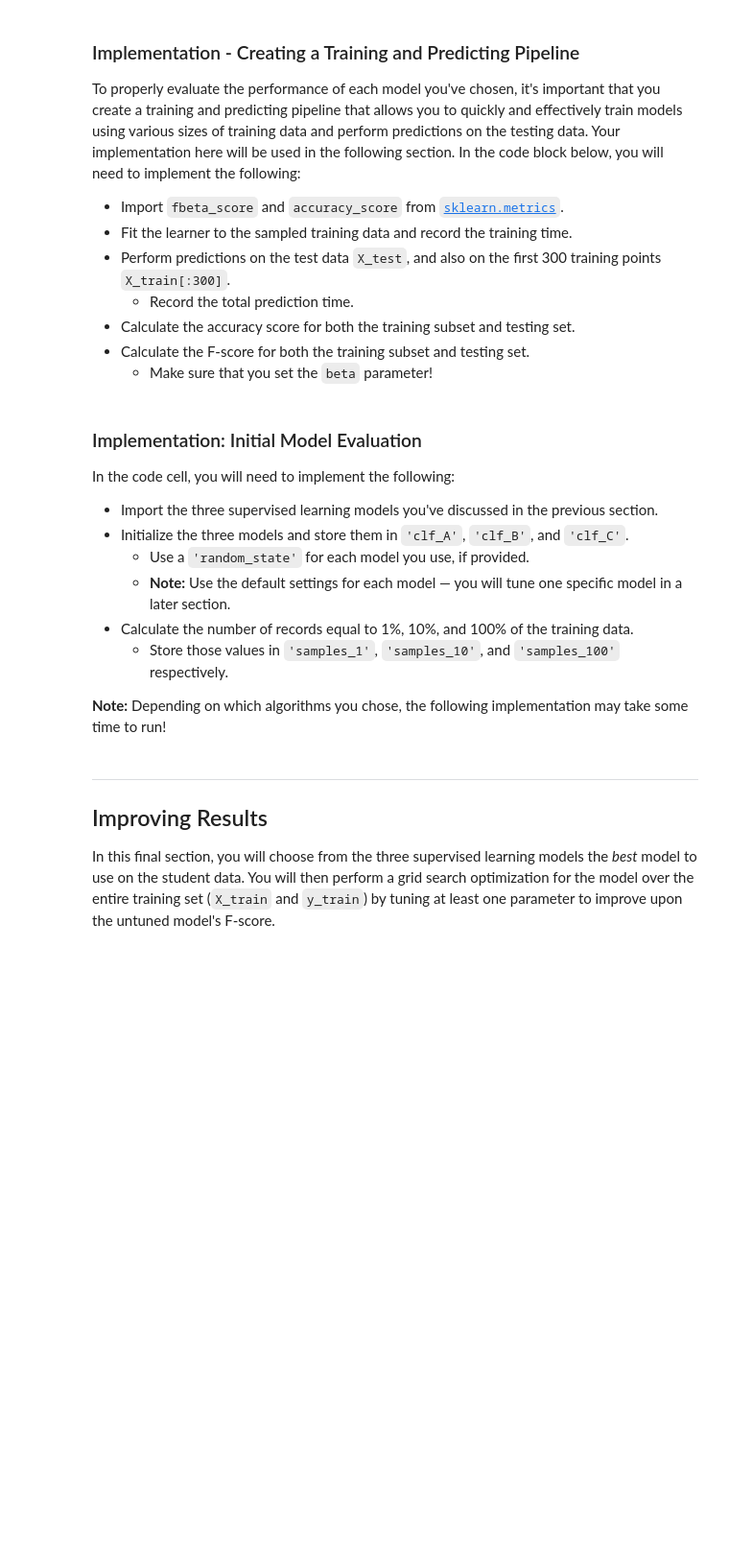
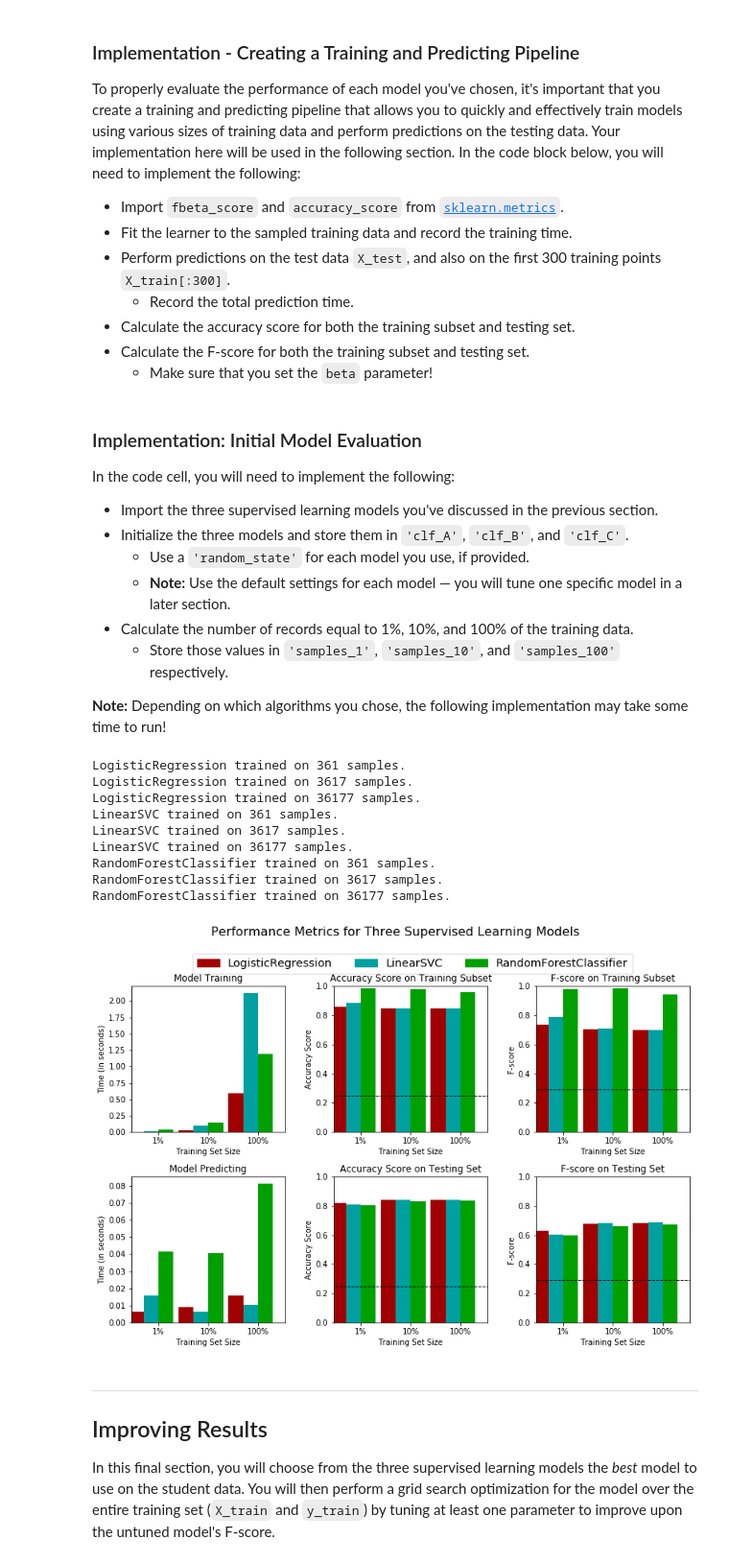
Before and after one commit to Wolfgang90/ds_p1_charityml, a Jupyter notebook: finding_donors.ipynb, the cells around one changed output. Shown: that part at 96% size. Saved outputs shown, nothing was run; the diff lists cells and outputs as text; code cells hidden in the pictures; blank space fills up the shorter version.

```diff
--- a/finding_donors.ipynb
+++ b/finding_donors.ipynb
@@ -369,7 +369,7 @@ def train_predict(learner, sample_size, X_train, y_train, X_test, y_test):
 
     # TODO: Fit the learner to the training data using slicing with 'sample_size' using .fit(training_features[:], training_labels[:])
     start = time() # Get start time
-    learner = learner.fit(training_features[:sample_size], training_labels[:sample_size])
+    learner = learner.fit(X_train[:sample_size], y_train[:sample_size])
     end = time() # Get end time
 
     # TODO: Calculate the training time
@@ -392,10 +392,10 @@ def train_predict(learner, sample_size, X_train, y_train, X_test, y_test):
     results['acc_test'] = accuracy_score(y_test, predictions_test)
 
     # TODO: Compute F-score on the the first 300 training samples using fbeta_score()
-    results['f_train'] = fbeta_score(y_train[:300], predictions_train, beta=0.5)
+    results['f_train'] = fbeta_score(y_train[:300], predictions_train, beta = 0.5)
 
     # TODO: Compute F-score on the test set which is y_test
-    results['f_test'] = fbeta_score(y_train[:300], predictions_train, beta=0.5)
+    results['f_test'] = fbeta_score(y_test, predictions_test, beta = 0.5)
 
     # Success
     print("{} trained on {} samples.".format(learner.__class__.__name__, sample_size))
@@ -415,31 +415,46 @@ In the code cell, you will need to implement the following:
 **Note:** Depending on which algorithms you chose, the following implementation may take some time to run!
 # %%
 # TODO: Import the three supervised learning models from sklearn
+from sklearn.linear_model import LogisticRegression
+from sklearn.svm import LinearSVC
+from sklearn.ensemble import RandomForestClassifier
+from sklearn.ensemble import AdaBoostClassifier
 
 # TODO: Initialize the three models
-clf_A = None
-clf_B = None
-clf_C = None
+clf_A = LogisticRegression()
+clf_B = LinearSVC()
+clf_C = RandomForestClassifier()
 
 # TODO: Calculate the number of samples for 1%, 10%, and 100% of the training data
 # HINT: samples_100 is the entire training set i.e. len(y_train)
 # HINT: samples_10 is 10% of samples_100 (ensure to set the count of the values to be `int` and not `float`)
 # HINT: samples_1 is 1% of samples_100 (ensure to set the count of the values to be `int` and not `float`)
-samples_100 = None
-samples_10 = None
-samples_1 = None
+samples_100 = len(y_train)
+samples_10 = int(0.1 * samples_100)
+samples_1 = int(0.01 * samples_100)
 
 # Collect results on the learners
 results = {}
 for clf in [clf_A, clf_B, clf_C]:
     clf_name = clf.__class__.__name__
     results[clf_name] = {}
     for i, samples in enumerate([samples_1, samples_10, samples_100]):
         results[clf_name][i] = \
         train_predict(clf, samples, X_train, y_train, X_test, y_test)
 
 # Run metrics visualization for the three supervised learning models chosen
 vs.evaluate(results, accuracy, fscore)
+# %% [output]
+LogisticRegression trained on 361 samples.
+LogisticRegression trained on 3617 samples.
+LogisticRegression trained on 36177 samples.
+LinearSVC trained on 361 samples.
+LinearSVC trained on 3617 samples.
+LinearSVC trained on 36177 samples.
+RandomForestClassifier trained on 361 samples.
+RandomForestClassifier trained on 3617 samples.
+RandomForestClassifier trained on 36177 samples.
+[figure, added]
 # %% [markdown]
 ----
 ## Improving Results
```
Also changed, not shown: parts of 4 cells of this notebook.
